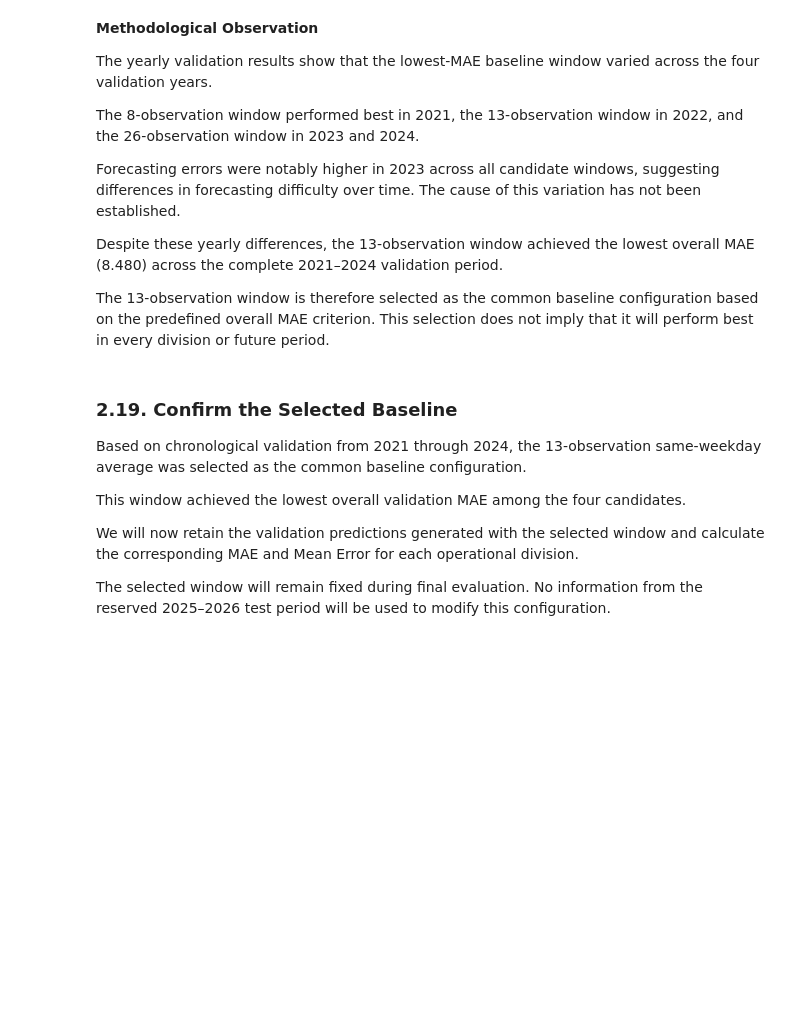
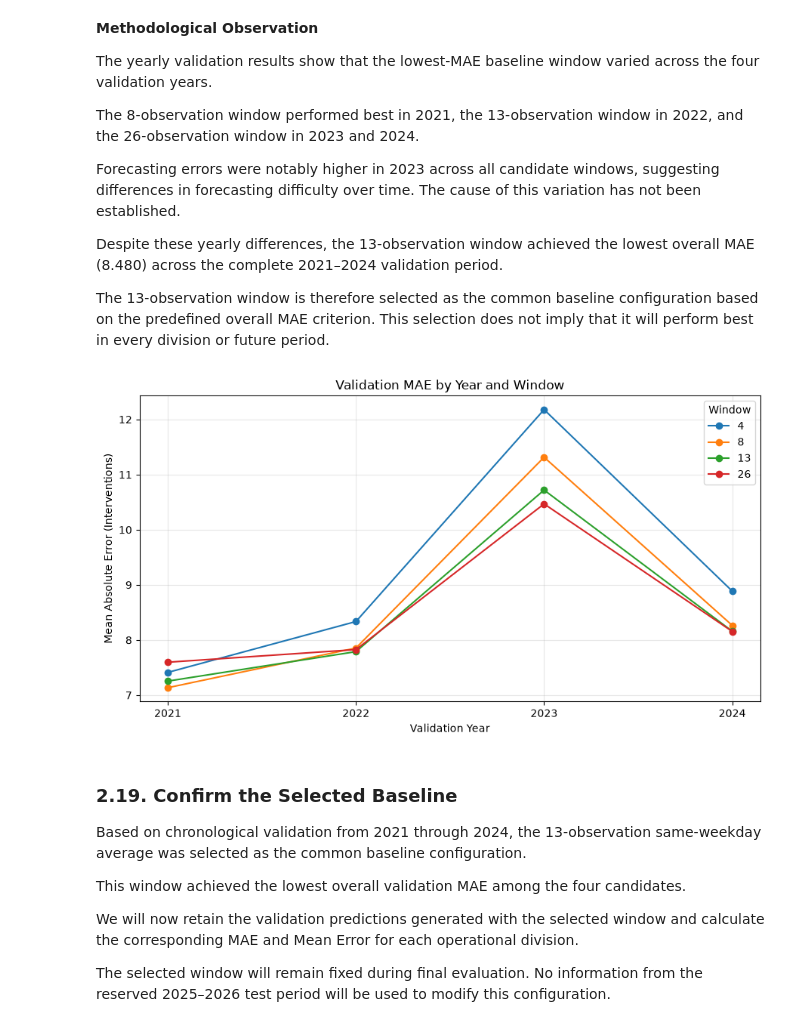
Before and after one commit to abouganemi/ycit440-sim-forecast, a Jupyter notebook: notebooks/modelling/2_SIM_Intervention_Demand_Forecasting_Baseline_Forecasting.ipynb, the cells around one changed output. Drawn from its saved outputs; the diff is of its cells as text; code cells hidden in the pictures; blank space fills up the shorter version.

```diff
--- a/notebooks/modelling/2_SIM_Intervention_Demand_Forecasting_Baseline_Forecasting.ipynb
+++ b/notebooks/modelling/2_SIM_Intervention_Demand_Forecasting_Baseline_Forecasting.ipynb
@@ -1002,6 +1051,24 @@ Forecasting errors were notably higher in 2023 across all candidate windows, sug
 Despite these yearly differences, the 13-observation window achieved the lowest overall MAE (8.480) across the complete 2021–2024 validation period.
 
 The 13-observation window is therefore selected as the common baseline configuration based on the predefined overall MAE criterion. This selection does not imply that it will perform best in every division or future period.
+# %%
+# Compare validation MAE across years and windows
+year_window_mae.plot(
+    kind="line",
+    marker="o",
+    figsize=(9, 5)
+)
+
+plt.title("Validation MAE by Year and Window")
+plt.xlabel("Validation Year")
+plt.ylabel("Mean Absolute Error (Interventions)")
+plt.xticks(year_window_mae.index)
+plt.legend(title="Window")
+plt.grid(alpha=0.3)
+plt.tight_layout()
+plt.show()
+# %% [output]
+[figure, added]
 # %% [markdown]
 ### 2.19. Confirm the Selected Baseline
 
```
Also changed, not shown: parts of 4 cells of this notebook, 4 other files.
